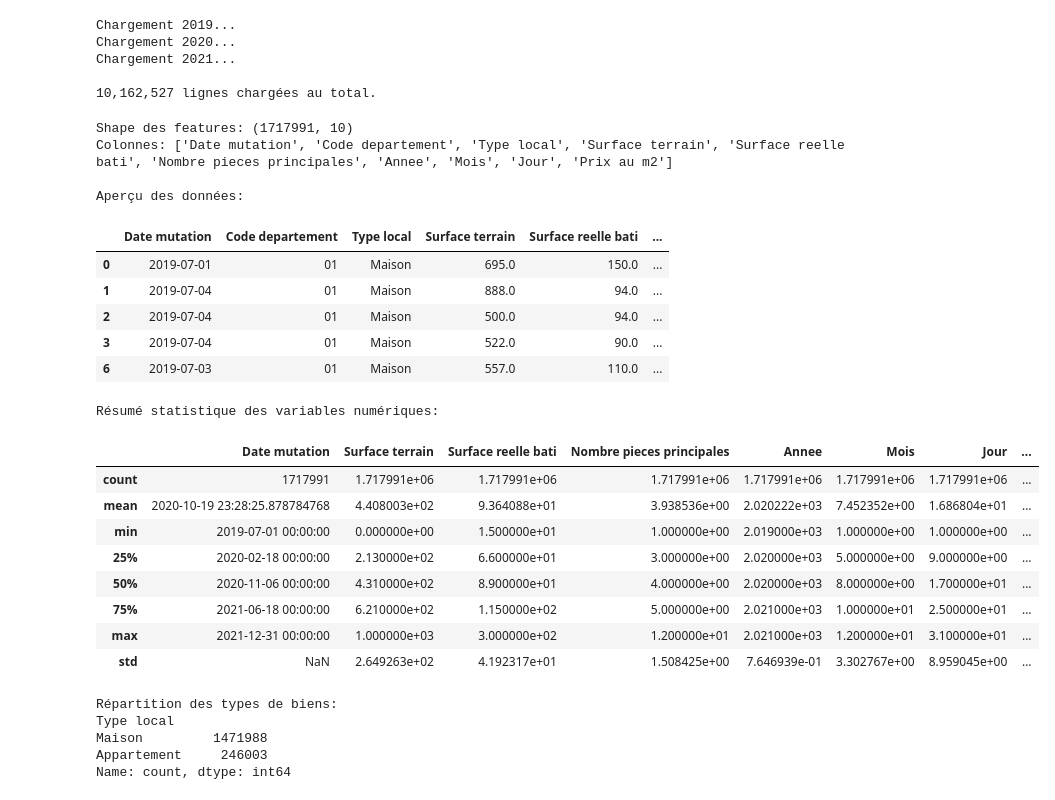
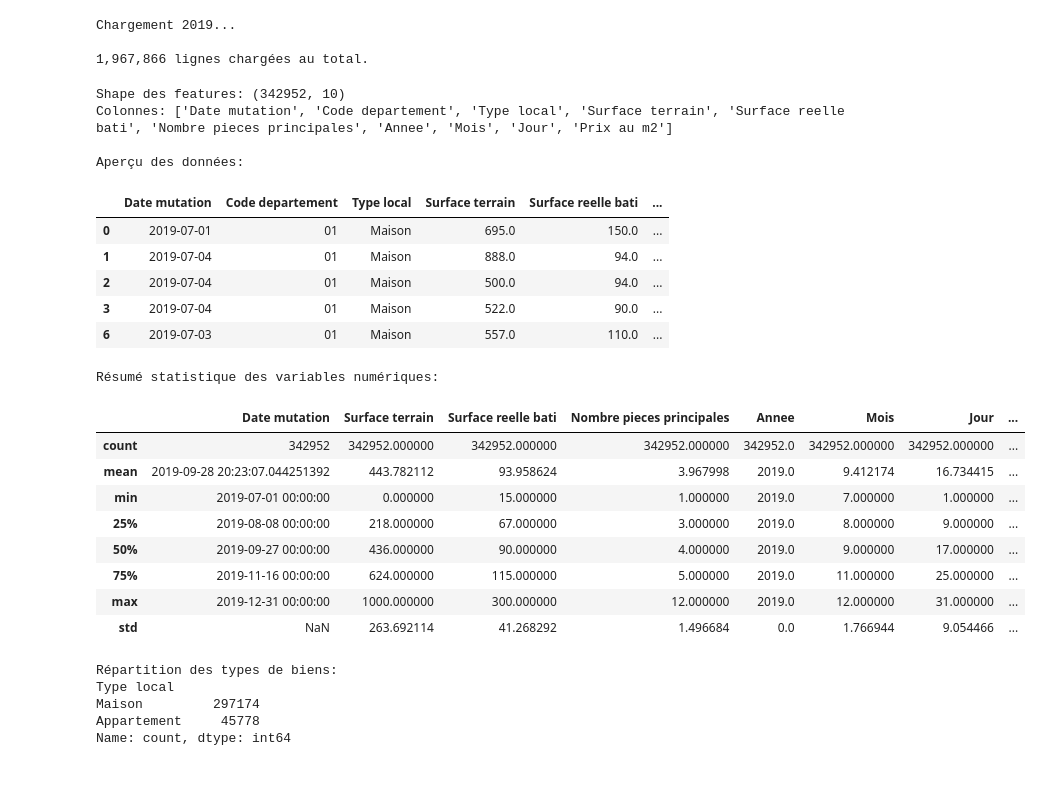
Before and after one commit to Droxxorie/Projet_MML, a Jupyter notebook: Projet_2.ipynb, the cells around one changed output. Saved outputs shown, nothing was run; the diff lists cells and outputs as text; code cells hidden in the pictures.

```diff
--- a/Projet_2.ipynb
+++ b/Projet_2.ipynb
@@ -106,45 +102,44 @@ def parse_dataset(data, min_price= 1_000, max_price= 2_000_000, all_local_type=
 # %%
-data = load_dataset(up_to= "2021") #TODO crash toujour lorsque load au dessus de 2021
+data = load_dataset(up_to= "2019") #TODO crash toujour lorsque load au dessus de 2021
 # %% [output]
 Chargement 2019...
-Chargement 2020...
-Chargement 2021...
 
-10,162,527 lignes chargées au total.
+1,967,866 lignes chargées au total.
 # %%
-dataset, features, target = parse_dataset(data, min_price= 0, max_price= 100_000_000)
+# dataset, features, target = parse_dataset(data, min_price= 0, max_price= 100_000_000)
+dataset, features, target = parse_dataset(data, min_price= 10_000, max_price= 2_000_000)
 X = dataset[features]
 print("Shape des features:", X.shape)
 print("Colonnes:", X.columns.tolist())
 print("\nAperçu des données:")
 display(X.head())
 print("\nRésumé statistique des variables numériques:")
 display(X.describe())
 print("\nRépartition des types de biens:")
 print(X["Type local"].value_counts())
 # %% [output]
-Shape des features: (1717991, 10)
+Shape des features: (342952, 10)
 Colonnes: ['Date mutation', 'Code departement', 'Type local', 'Surface terrain', 'Surface reelle bati', 'Nombre pieces principales', 'Annee', 'Mois', 'Jour', 'Prix au m2']
 
 Aperçu des données:
 |  | Date mutation | Code departement | Type local | Surface terrain | Surface reelle bati | ... |
 | 0 | 2019-07-01 | 01 | Maison | 695.0 | 150.0 | ... |
 | 1 | 2019-07-04 | 01 | Maison | 888.0 | 94.0 | ... |
 | 2 | 2019-07-04 | 01 | Maison | 500.0 | 94.0 | ... |
 | 3 | 2019-07-04 | 01 | Maison | 522.0 | 90.0 | ... |
 | 6 | 2019-07-03 | 01 | Maison | 557.0 | 110.0 | ... |
 Résumé statistique des variables numériques:
 |  | Date mutation | Surface terrain | Surface reelle bati | Nombre pieces principales | Annee | Mois | Jour | ... |
-| count | 1717991 | 1.717991e+06 | 1.717991e+06 | 1.717991e+06 | 1.717991e+06 | 1.717991e+06 | 1.717991e+06 | ... |
-| mean | 2020-10-19 23:28:25.878784768 | 4.408003e+02 | 9.364088e+01 | 3.938536e+00 | 2.020222e+03 | 7.452352e+00 | 1.686804e+01 | ... |
-| min | 2019-07-01 00:00:00 | 0.000000e+00 | 1.500000e+01 | 1.000000e+00 | 2.019000e+03 | 1.000000e+00 | 1.000000e+00 | ... |
-| 25% | 2020-02-18 00:00:00 | 2.130000e+02 | 6.600000e+01 | 3.000000e+00 | 2.020000e+03 | 5.000000e+00 | 9.000000e+00 | ... |
-| 50% | 2020-11-06 00:00:00 | 4.310000e+02 | 8.900000e+01 | 4.000000e+00 | 2.020000e+03 | 8.000000e+00 | 1.700000e+01 | ... |
-| 75% | 2021-06-18 00:00:00 | 6.210000e+02 | 1.150000e+02 | 5.000000e+00 | 2.021000e+03 | 1.000000e+01 | 2.500000e+01 | ... |
-| max | 2021-12-31 00:00:00 | 1.000000e+03 | 3.000000e+02 | 1.200000e+01 | 2.021000e+03 | 1.200000e+01 | 3.100000e+01 | ... |
-| std | NaN | 2.649263e+02 | 4.192317e+01 | 1.508425e+00 | 7.646939e-01 | 3.302767e+00 | 8.959045e+00 | ... |
+| count | 342952 | 342952.000000 | 342952.000000 | 342952.000000 | 342952.0 | 342952.000000 | 342952.000000 | ... |
+| mean | 2019-09-28 20:23:07.044251392 | 443.782112 | 93.958624 | 3.967998 | 2019.0 | 9.412174 | 16.734415 | ... |
+| min | 2019-07-01 00:00:00 | 0.000000 | 15.000000 | 1.000000 | 2019.0 | 7.000000 | 1.000000 | ... |
+| 25% | 2019-08-08 00:00:00 | 218.000000 | 67.000000 | 3.000000 | 2019.0 | 8.000000 | 9.000000 | ... |
+| 50% | 2019-09-27 00:00:00 | 436.000000 | 90.000000 | 4.000000 | 2019.0 | 9.000000 | 17.000000 | ... |
+| 75% | 2019-11-16 00:00:00 | 624.000000 | 115.000000 | 5.000000 | 2019.0 | 11.000000 | 25.000000 | ... |
+| max | 2019-12-31 00:00:00 | 1000.000000 | 300.000000 | 12.000000 | 2019.0 | 12.000000 | 31.000000 | ... |
+| std | NaN | 263.692114 | 41.268292 | 1.496684 | 0.0 | 1.766944 | 9.054466 | ... |
 Répartition des types de biens:
 Type local
-Maison         1471988
-Appartement     246003
+Maison         297174
+Appartement     45778
 Name: count, dtype: int64
```
Also changed, not shown: parts of 7 cells of this notebook.
